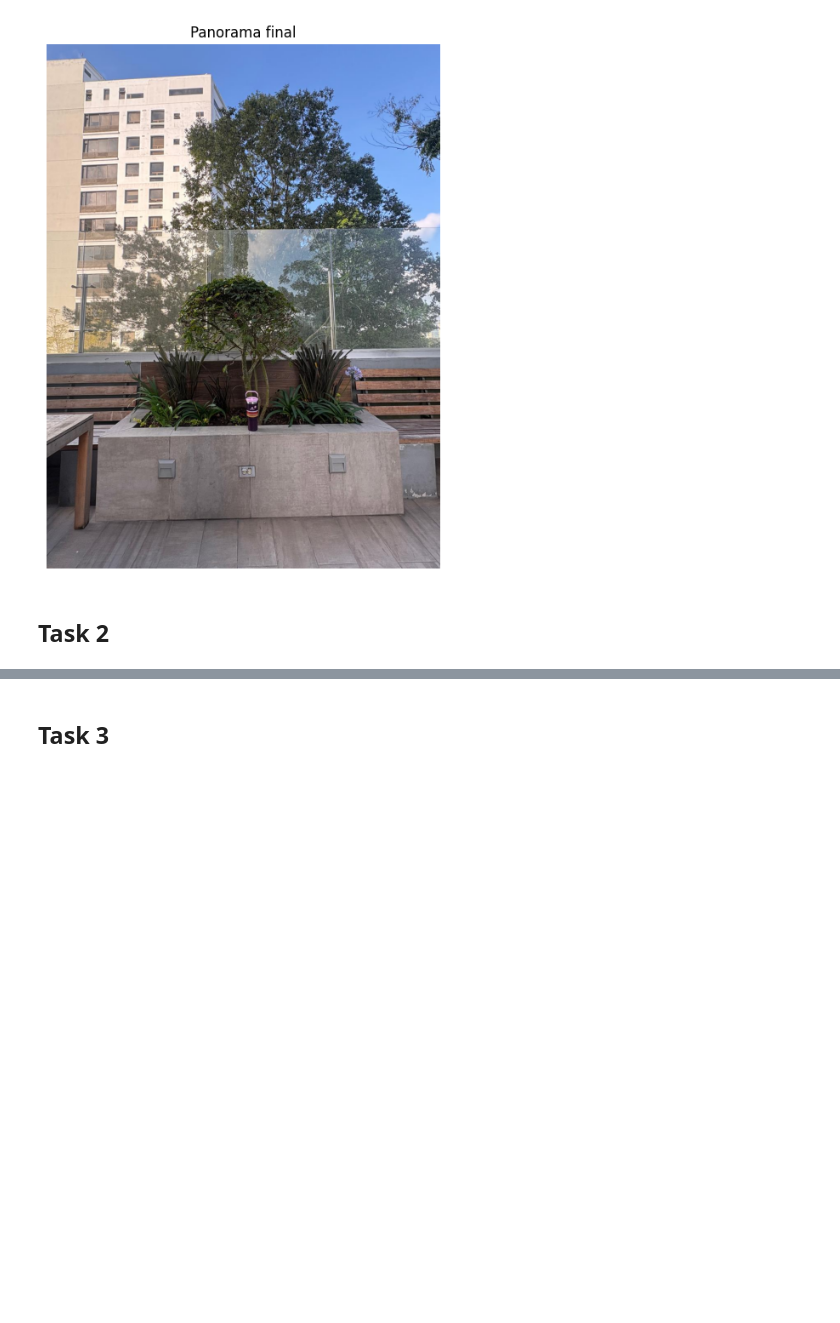
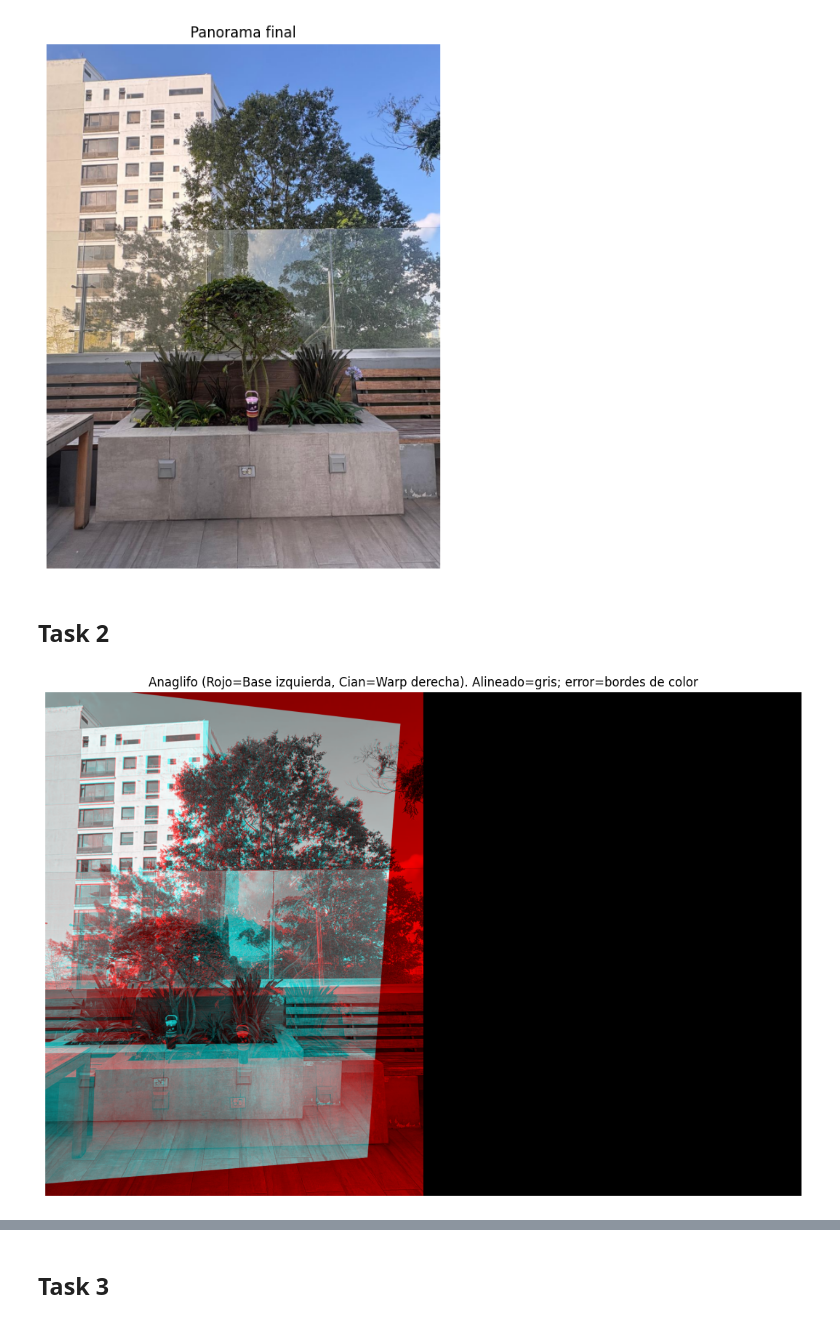
Before and after one commit to paulabaal12/LAB5-VPC, a Jupyter notebook: main.ipynb, the cells around one changed output, grey strips where cells are left out. Saved outputs shown, nothing was run; the diff lists cells and outputs as text; code cells hidden in the pictures; blank space fills up the shorter version.

```diff
--- a/main.ipynb
+++ b/main.ipynb
@@ -136,3 +136,59 @@ plt.axis('off')
 [figure]
 # %% [markdown]
 ## **Task 2**
+# %%
+import cv2
+import numpy as np
+import matplotlib.pyplot as plt
+import pandas as pd
+
+# --- 1) Warp de la imagen derecha al canvas ---
+h_left, w_left = img_left.shape[:2]
+h_right, w_right = img_right.shape[:2]
+
+canvas_w = w_left + w_right
+canvas_h = max(h_left, h_right)
+
+warped_right = cv2.warpPerspective(img_right, M, (canvas_w, canvas_h))
+
+# Poner la izquierda en el canvas también
+left_canvas = np.zeros((canvas_h, canvas_w, 3), dtype=np.uint8)
+left_canvas[0:h_left, 0:w_left] = img_left
+
+# --- 2) Crear máscaras de contenido (para no mezclar zonas negras vacías) ---
+mask_warp = cv2.warpPerspective(np.ones((h_right, w_right), dtype=np.uint8)*255, M, (canvas_w, canvas_h))
+mask_left = np.zeros((canvas_h, canvas_w), dtype=np.uint8)
+mask_left[0:h_left, 0:w_left] = 255
+
+# --- 3) Convertir a gris y construir anaglifo: R=base, G=B=warped ---
+gray_left = cv2.cvtColor(left_canvas, cv2.COLOR_BGR2GRAY)
+gray_warp = cv2.cvtColor(warped_right, cv2.COLOR_BGR2GRAY)
+
+# Normalizar a 0..255 (uint8) por seguridad
+gray_left_u8 = cv2.normalize(gray_left, None, 0, 255, cv2.NORM_MINMAX).astype(np.uint8)
+gray_warp_u8 = cv2.normalize(gray_warp, None, 0, 255, cv2.NORM_MINMAX).astype(np.uint8)
+
+anaglyph = np.zeros((canvas_h, canvas_w, 3), dtype=np.uint8)
+
+# Canal Rojo = izquierda (solo donde hay izquierda)
+anaglyph[..., 0] = 0  # (esto sería Azul en BGR, lo corregimos abajo con RGB)
+anaglyph[..., 1] = 0
+anaglyph[..., 2] = 0
+
+# Construimos en RGB directamente para mostrar con matplotlib
+anaglyph_rgb = np.zeros((canvas_h, canvas_w, 3), dtype=np.uint8)
+
+# R
+anaglyph_rgb[..., 0] = gray_left_u8 * (mask_left > 0)
+
+# G y B (cian)
+anaglyph_rgb[..., 1] = gray_warp_u8 * (mask_warp > 0)
+anaglyph_rgb[..., 2] = gray_warp_u8 * (mask_warp > 0)
+
+plt.figure(figsize=(16, 9))
+plt.imshow(anaglyph_rgb)
+plt.title("Anaglifo (Rojo=Base izquierda, Cian=Warp derecha). Alineado=gris; error=bordes de color")
+plt.axis("off")
+plt.show()
+# %% [output]
+[figure, added]
```
Also changed, not shown: parts of 6 cells of this notebook, 1 other file.
